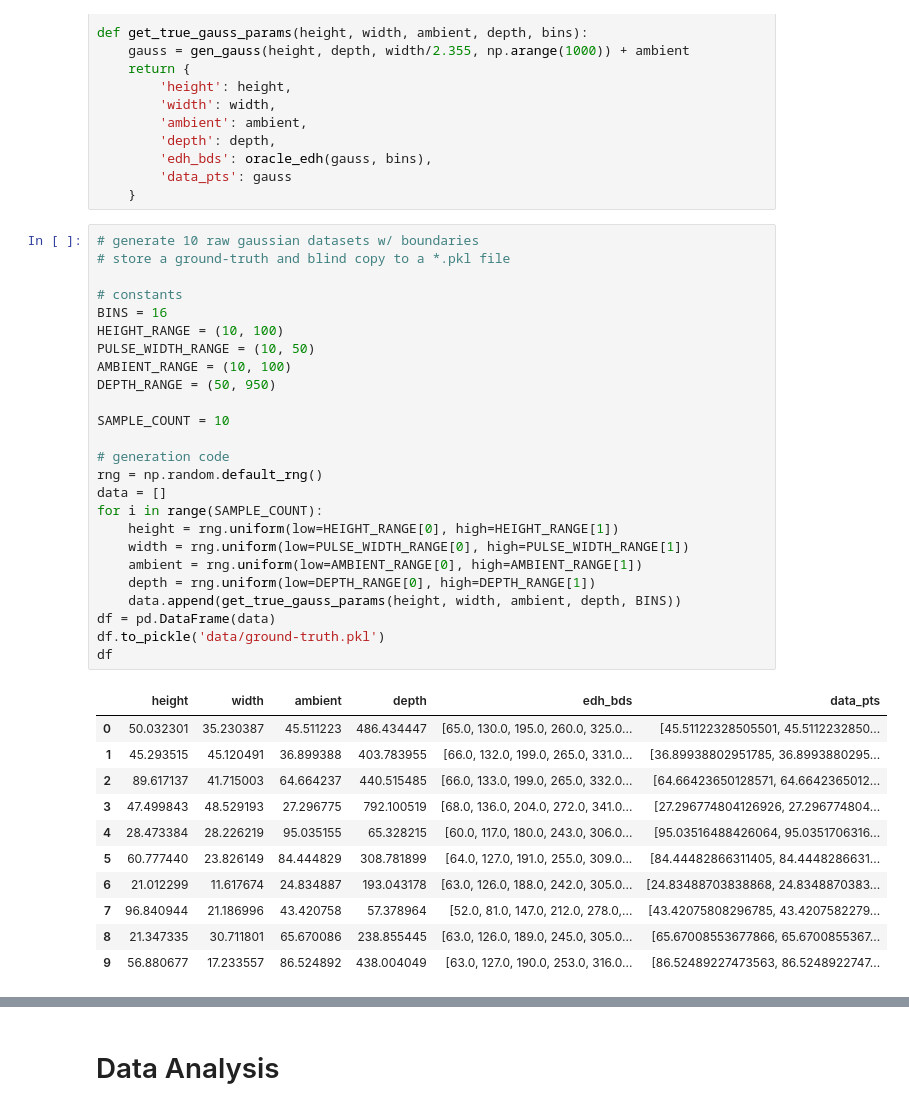
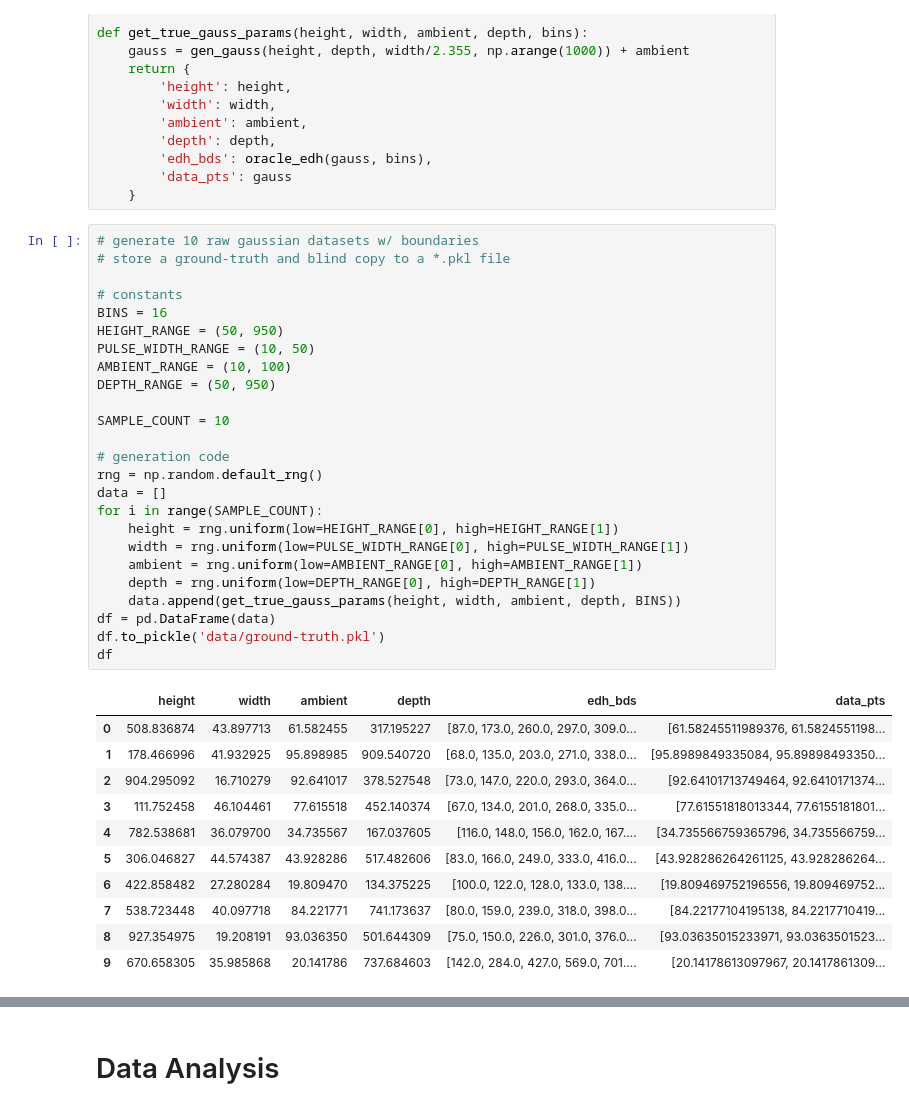
Before and after one commit to elcosas/Gaussian-Optimization, a Jupyter notebook: notebook.ipynb, the cells around one changed output, grey strips where cells are left out. Drawn from its saved outputs; the diff is of its cells as text.

```diff
--- a/notebook.ipynb
+++ b/notebook.ipynb
@@ -60,37 +61,37 @@ def get_true_gauss_params(height, width, ambient, depth, bins):
 # %%
 # generate 10 raw gaussian datasets w/ boundaries
 # store a ground-truth and blind copy to a *.pkl file
 
 # constants
 BINS = 16
-HEIGHT_RANGE = (10, 100)
+HEIGHT_RANGE = (50, 950)
 PULSE_WIDTH_RANGE = (10, 50)
 AMBIENT_RANGE = (10, 100)
 DEPTH_RANGE = (50, 950)
 
 SAMPLE_COUNT = 10
 
 # generation code
 rng = np.random.default_rng()
 data = []
 for i in range(SAMPLE_COUNT):
     height = rng.uniform(low=HEIGHT_RANGE[0], high=HEIGHT_RANGE[1])
     width = rng.uniform(low=PULSE_WIDTH_RANGE[0], high=PULSE_WIDTH_RANGE[1])
     ambient = rng.uniform(low=AMBIENT_RANGE[0], high=AMBIENT_RANGE[1])
     depth = rng.uniform(low=DEPTH_RANGE[0], high=DEPTH_RANGE[1])
     data.append(get_true_gauss_params(height, width, ambient, depth, BINS))
 df = pd.DataFrame(data)
 df.to_pickle('data/ground-truth.pkl')
 df
 # %% [output]
 |  | height | width | ambient | depth | edh_bds | data_pts |
-| 0 | 50.032301 | 35.230387 | 45.511223 | 486.434447 | [65.0, 130.0, 195.0, 260.0, 325.0... | [45.51122328505501, 45.5112232850... |
-| 1 | 45.293515 | 45.120491 | 36.899388 | 403.783955 | [66.0, 132.0, 199.0, 265.0, 331.0... | [36.89938802951785, 36.8993880295... |
-| 2 | 89.617137 | 41.715003 | 64.664237 | 440.515485 | [66.0, 133.0, 199.0, 265.0, 332.0... | [64.66423650128571, 64.6642365012... |
-| 3 | 47.499843 | 48.529193 | 27.296775 | 792.100519 | [68.0, 136.0, 204.0, 272.0, 341.0... | [27.296774804126926, 27.296774804... |
-| 4 | 28.473384 | 28.226219 | 95.035155 | 65.328215 | [60.0, 117.0, 180.0, 243.0, 306.0... | [95.03516488426064, 95.0351706316... |
-| 5 | 60.777440 | 23.826149 | 84.444829 | 308.781899 | [64.0, 127.0, 191.0, 255.0, 309.0... | [84.44482866311405, 84.4448286631... |
-| 6 | 21.012299 | 11.617674 | 24.834887 | 193.043178 | [63.0, 126.0, 188.0, 242.0, 305.0... | [24.83488703838868, 24.8348870383... |
-| 7 | 96.840944 | 21.186996 | 43.420758 | 57.378964 | [52.0, 81.0, 147.0, 212.0, 278.0,... | [43.42075808296785, 43.4207582279... |
-| 8 | 21.347335 | 30.711801 | 65.670086 | 238.855445 | [63.0, 126.0, 189.0, 245.0, 305.0... | [65.67008553677866, 65.6700855367... |
-| 9 | 56.880677 | 17.233557 | 86.524892 | 438.004049 | [63.0, 127.0, 190.0, 253.0, 316.0... | [86.52489227473563, 86.5248922747... |
+| 0 | 508.836874 | 43.897713 | 61.582455 | 317.195227 | [87.0, 173.0, 260.0, 297.0, 309.0... | [61.58245511989376, 61.5824551198... |
+| 1 | 178.466996 | 41.932925 | 95.898985 | 909.540720 | [68.0, 135.0, 203.0, 271.0, 338.0... | [95.8989849335084, 95.89898493350... |
+| 2 | 904.295092 | 16.710279 | 92.641017 | 378.527548 | [73.0, 147.0, 220.0, 293.0, 364.0... | [92.64101713749464, 92.6410171374... |
+| 3 | 111.752458 | 46.104461 | 77.615518 | 452.140374 | [67.0, 134.0, 201.0, 268.0, 335.0... | [77.61551818013344, 77.6155181801... |
+| 4 | 782.538681 | 36.079700 | 34.735567 | 167.037605 | [116.0, 148.0, 156.0, 162.0, 167.... | [34.735566759365796, 34.735566759... |
+| 5 | 306.046827 | 44.574387 | 43.928286 | 517.482606 | [83.0, 166.0, 249.0, 333.0, 416.0... | [43.928286264261125, 43.928286264... |
+| 6 | 422.858482 | 27.280284 | 19.809470 | 134.375225 | [100.0, 122.0, 128.0, 133.0, 138.... | [19.809469752196556, 19.809469752... |
+| 7 | 538.723448 | 40.097718 | 84.221771 | 741.173637 | [80.0, 159.0, 239.0, 318.0, 398.0... | [84.22177104195138, 84.2217710419... |
+| 8 | 927.354975 | 19.208191 | 93.036350 | 501.644309 | [75.0, 150.0, 226.0, 301.0, 376.0... | [93.03635015233971, 93.0363501523... |
+| 9 | 670.658305 | 35.985868 | 20.141786 | 737.684603 | [142.0, 284.0, 427.0, 569.0, 701.... | [20.14178613097967, 20.1417861309... |
```
Also changed, not shown: parts of 14 cells of this notebook, 1 other file.
